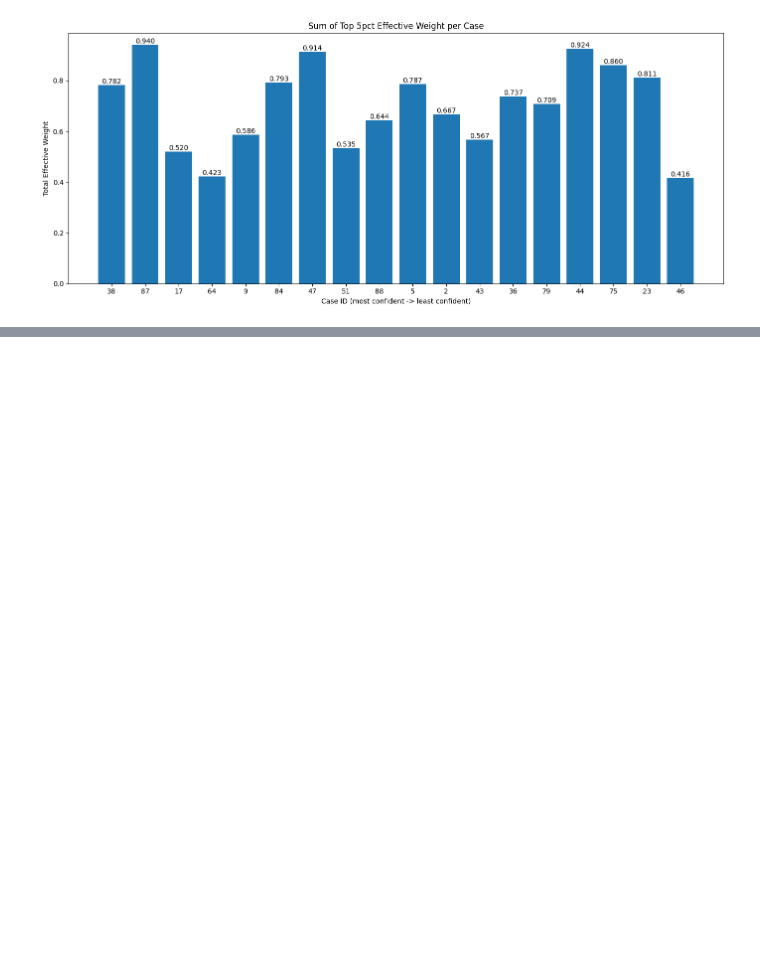
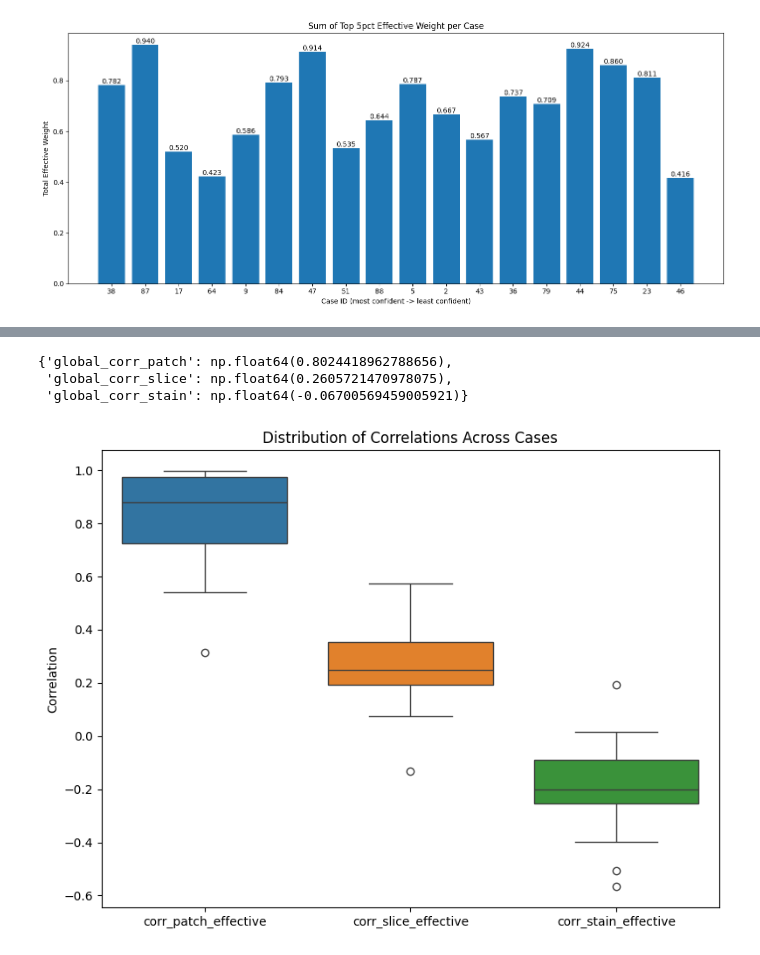
Before and after one commit to arvindkrishna87/STAT390_CMIL_Fall2025, a Jupyter notebook: Code/MIL/MIL_trainer_17Nov_Luna/visualize_predictions.ipynb, the cells around one changed output, grey strips where cells are left out. Saved outputs shown, nothing was run; the diff lists cells and outputs as text; code cells hidden in the pictures; blank space fills up the shorter version.

Commit message:
updated eff attn analysis

```diff
--- a/Code/MIL/MIL_trainer_17Nov_Luna/visualize_predictions.ipynb
+++ b/Code/MIL/MIL_trainer_17Nov_Luna/visualize_predictions.ipynb
@@ -107,6 +110,7 @@ df_sorted["prob_true_class"] = df_sorted.apply(
     axis=1
 )
 
+df_sorted["gap"] = 1 - df_sorted["prob_true_class"]
 # Absolute gap (same because gap ≥ 0, but you can keep this for clarity)
 df_sorted["abs_gap"] = df_sorted["gap"].abs()
 # %%
@@ -200,3 +204,27 @@ plt.tight_layout()
 plt.show()
 # %% [output]
 [figure]
+# %%
+
+results = []
+
+for case_id, subdf in merged.groupby("case_id"):
+    corr_patch = subdf["patch_attn_weight"].corr(subdf["effective_weight"])
+    corr_slice = subdf["slice_attn_weight"].corr(subdf["effective_weight"])
+    corr_stain = subdf["stain_attn_weight"].corr(subdf["effective_weight"])
+
+    results.append({
+        "case_id": case_id,
+        "corr_patch_effective": corr_patch,
+        "corr_slice_effective": corr_slice,
+        "corr_stain_effective": corr_stain
+    })
+
+results_df = pd.DataFrame(results)
+
+# Also compute global correlations across all patches
+global_corr = {
+    "global_corr_patch": merged["patch_attn_weight"].corr(merged["effective_weight"]),
+    "global_corr_slice": merged["slice_attn_weight"].(merged["effective_weight"]),
+    "global_corr_stain": merged["stain_attn_weight"].corr(merged["effective_weight"]),
+}
@@ -202,0 +251,18 @@ plt.show()
+# %%
+global_corr
+# %% [output]
+{'global_corr_patch': np.float64(0.8024418962788656),
+ 'global_corr_slice': np.float64(0.2605721470978075),
+ 'global_corr_stain': np.float64(-0.06700569459005921)}
+# %%
+# visualize correlation between attention layers and effective attention
+
+plt.figure(figsize=(8,6))
+sns.boxplot(data=results_df.drop(columns="case_id"))
+plt.title("Distribution of Correlations Across Cases")
+plt.ylabel("Correlation")
+plt.xticks()
+plt.tight_layout()
+plt.show()
+# %% [output]
+[figure, added]
```
Also changed, not shown: parts of 5 cells of this notebook, 2 other files.
